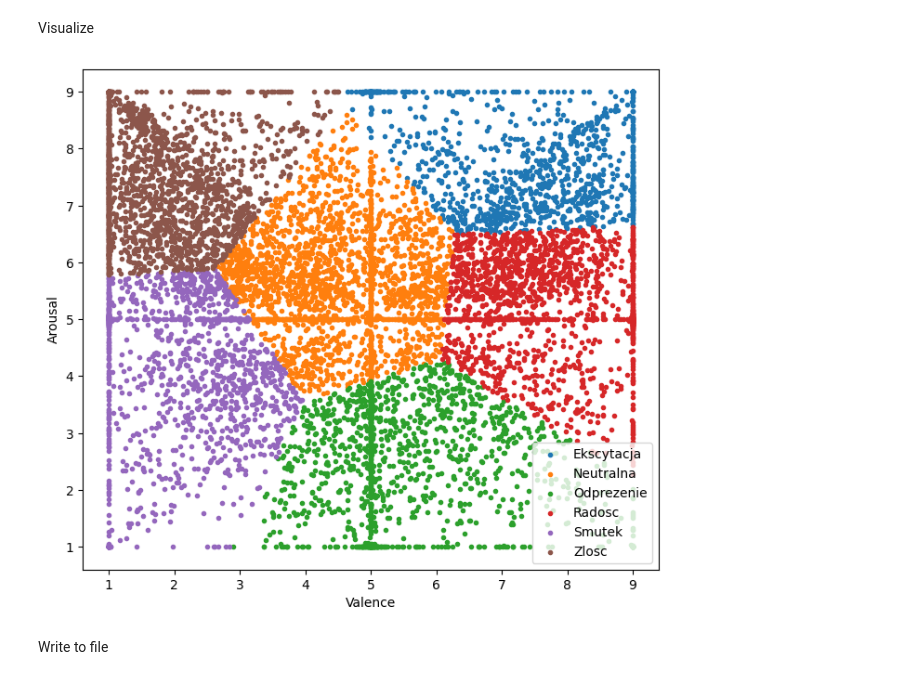
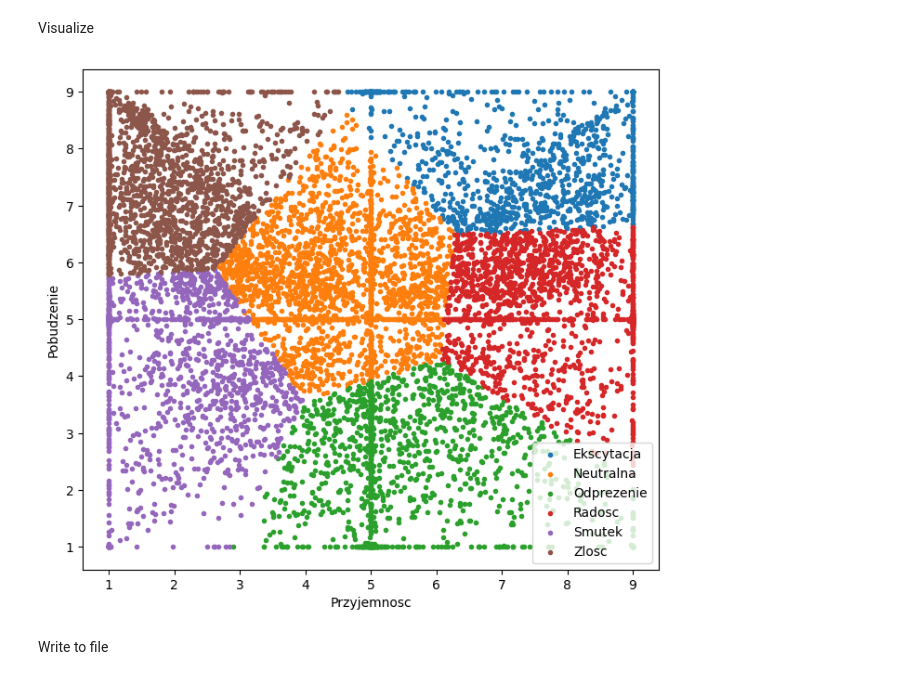
Before and after one commit to wojciklukasz/UJ_Magisterka, a Jupyter notebook: code/dataset/clustering.ipynb, the cells around one changed output. Drawn from its saved outputs; the diff is of its cells as text; code cells hidden in the pictures.

```diff
--- a/code/dataset/clustering.ipynb
+++ b/code/dataset/clustering.ipynb
@@ -145,16 +145,16 @@ Visualize
 # %%
 verbose_labels = np.unique(data['LABEL'])
 
 plt.figure(figsize=(8, 7))
 for label in verbose_labels:
     plt.scatter(data[data['LABEL'] == label]['ANS_VALENCE'], data[data['LABEL'] == label]['ANS_AROUSAL'], label=label, marker='.')
 
-plt.xlabel('Valence')
-plt.ylabel('Arousal')
+plt.xlabel('Przyjemnosc')
+plt.ylabel('Pobudzenie')
 plt.legend()
 plt.show()
 # %% [output]
-[figure, old version]
+[figure, new version]
 # %% [markdown]
 Write to file
 # %%
```
Also changed, not shown: parts of 2 cells of this notebook.
